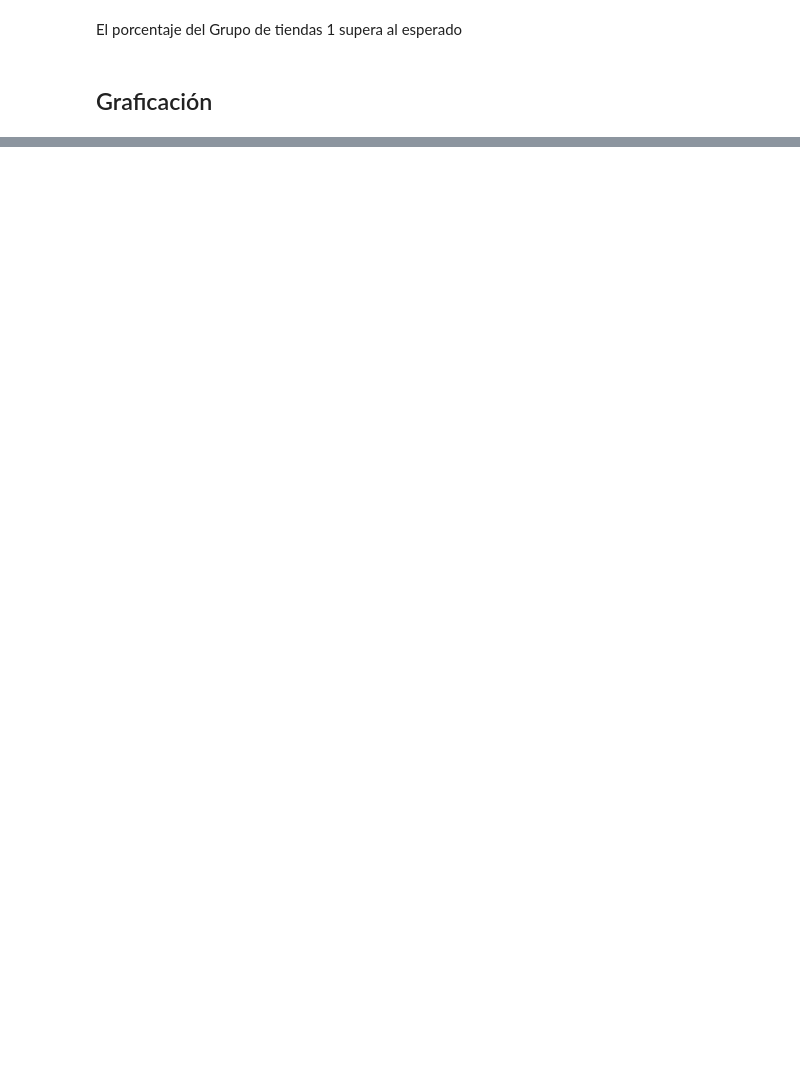
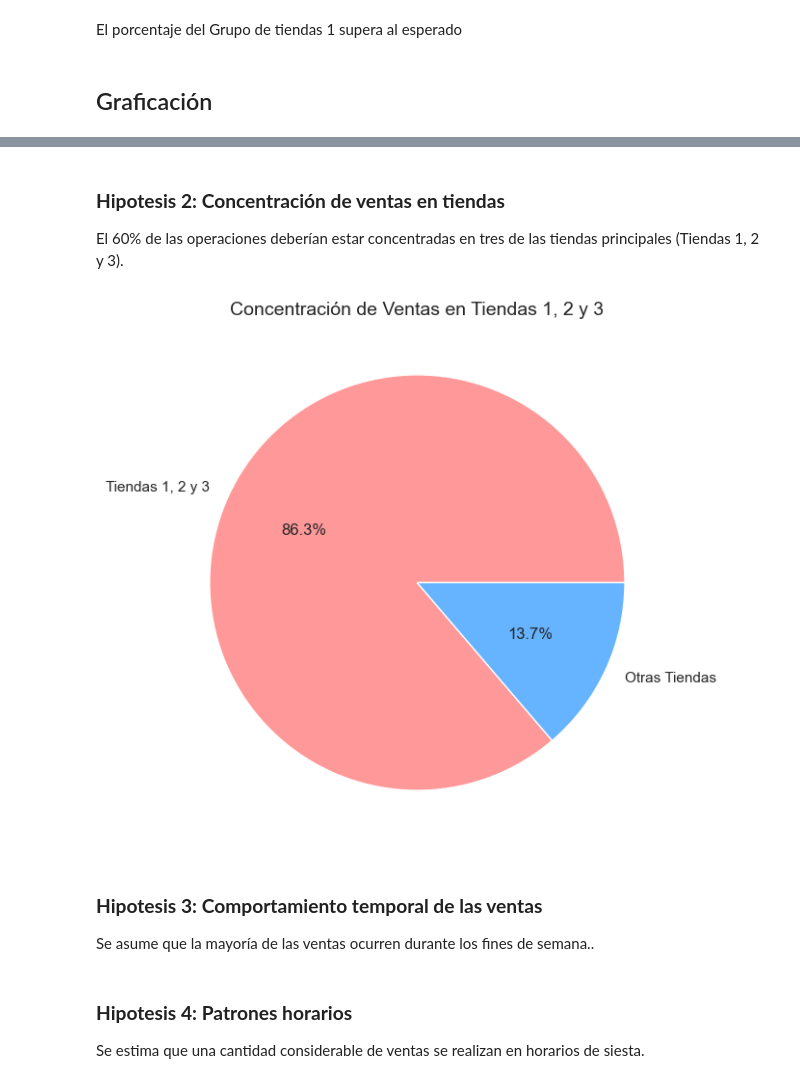
Before and after one commit to gustsirt/dataScience, a Jupyter notebook: Avance 1.ipynb, the cells around one changed output, grey strips where cells are left out. Cells and saved outputs as stored; diff of their text form; code cells hidden in the pictures; blank space fills up the shorter version.

```diff
--- a/Avance 1.ipynb
+++ b/Avance 1.ipynb
@@ -488,0 +551,25 @@ Durante el proceso de análisis, se identificarán los valores perdidos en el da
+# %% [markdown]
+### **Hipotesis 2: Concentración de ventas en tiendas**
+El 60% de las operaciones deberían estar concentradas en tres de las tiendas principales (Tiendas 1, 2 y 3).
+# %%
+# Agrupar por tiendas y contar las ventas
+ventas_por_tienda = pedidos['Tienda'].value_counts()
+
+# Filtrar las tiendas 1, 2 y 5 y calcular el porcentaje
+grupo_tiendas = ventas_por_tienda[['1', '2', '3']].sum()
+otras_tiendas = ventas_por_tienda.sum() - grupo_tiendas
+
+# Crear el gráfico de torta
+plt.figure(figsize=(7, 7))
+plt.pie([grupo_tiendas, otras_tiendas], labels=['Tiendas 1, 2 y 3', 'Otras Tiendas'], autopct='%1.1f%%', colors=['#ff9999','#66b3ff'])
+plt.title('Concentración de Ventas en Tiendas 1, 2 y 3', fontsize=14)
+plt.show()
+# %% [output]
+[figure, added]
+# %% [markdown]
+
+### **Hipotesis 3: Comportamiento temporal de las ventas**
+Se asume que la mayoría de las ventas ocurren durante los fines de semana..
+# %% [markdown]
+### **Hipotesis 4: Patrones horarios**
+Se estima que una cantidad considerable de ventas se realizan en horarios de siesta.
```
Also changed, not shown: parts of 14 cells of this notebook, 2 other files.
